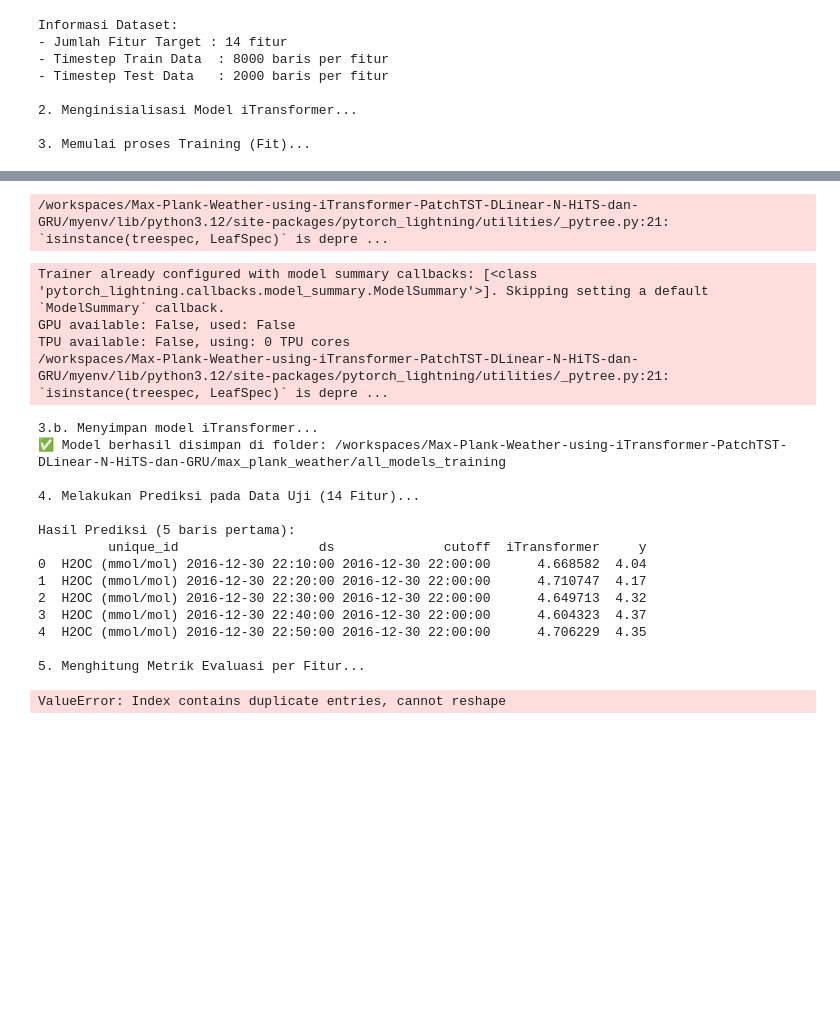
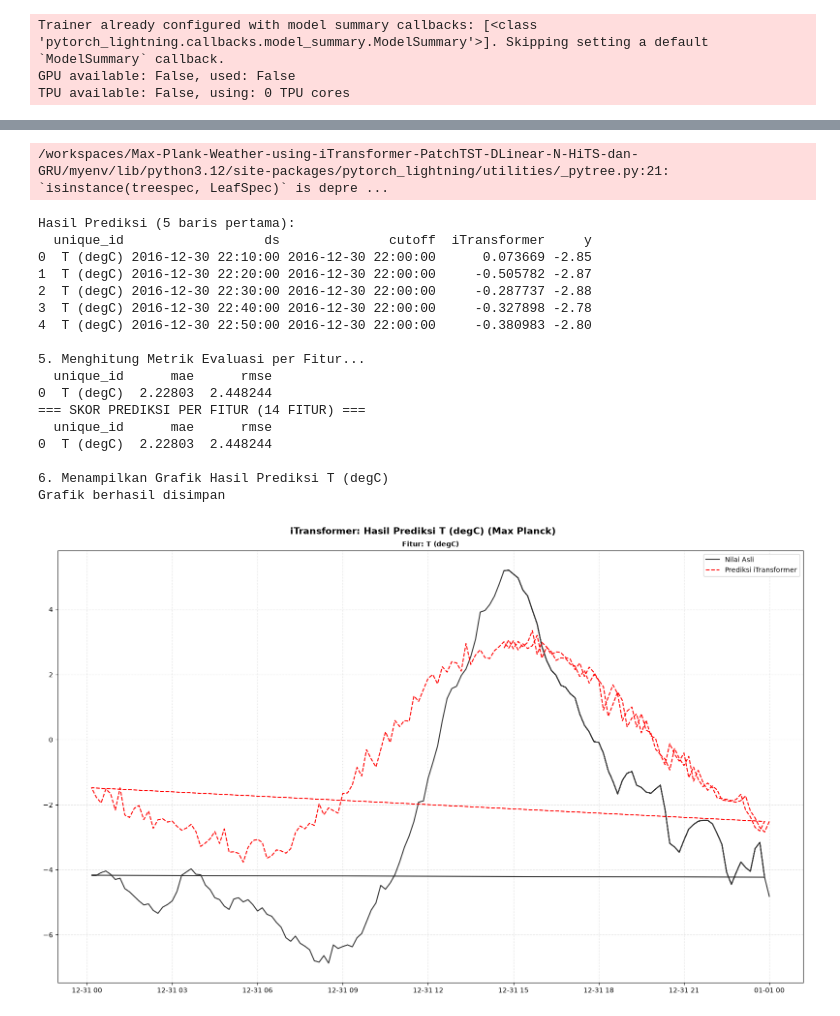
Before and after one commit to zeerei97/Max-Plank-Weather-using-iTransformer-PatchTST-DLinear-N-HiTS-dan-GRU, a Jupyter notebook: max_plank_weather/main.ipynb, the cells around one changed output, grey strips where cells are left out. Cells and saved outputs as stored; diff of their text form; code cells hidden in the pictures; blank space fills up the shorter version.

Commit message:
1 target only

```diff
--- a/max_plank_weather/main.ipynb
+++ b/max_plank_weather/main.ipynb
@@ -1,16 +21,10 @@
 # %%
-from source_code.itransformer_dataset import load_and_preprocess_data
-
-import pandas as pd
 import matplotlib.pyplot as plt
 import numpy as np
 from neuralforecast import NeuralForecast
 from neuralforecast.models import iTransformer
 from utilsforecast.evaluation import evaluate
 from utilsforecast.losses import mae, rmse
-
-# --- Step A: Load Data ---
-df_long, hist_exog_cols, TARGETS = load_and_preprocess_data("/workspaces/Max-Plank-Weather-using-iTransformer-PatchTST-DLinear-N-HiTS-dan-GRU/max_planck_weather_ts.csv")
 
 # --- Step B: Train-Test Split (Long Format) ---
 HORIZON = 144  # Prediksi 24 timestep ke depan (4 jam)
@@ -45,7 +59,7 @@ models = [
         h=HORIZON,
         input_size=INPUT_SIZE,
         n_series=NUM_TARGETS,
-        max_steps=1000,  # Ubah ke 1000+ jika ingin hasil optimal
+        max_steps=1500,  # Ubah ke 1000+ jika ingin hasil optimal
         batch_size=32,
         learning_rate=0.001,
         # -----------------------------------------------------------------
@@ -104,12 +118,15 @@ evaluation_results = evaluate(
 )
 
 # 2. Pivot agar 1 fitur = 1 baris, dengan kolom MAE dan RMSE di sampingnya
-feature_scores = evaluation_results.pivot(
-    index='unique_id', columns='metric', values='iTransformer'
-).reset_index()
+feature_scores = (
+    evaluation_results.groupby(['unique_id', 'metric'])['iTransformer']
+    .mean()
+    .unstack('metric')
+    .reset_index()
+)
 
-# Rapikan nama indeks kolom
 feature_scores.columns.name = None
+print(feature_scores)
 
 print('=== SKOR PREDIKSI PER FITUR (14 FITUR) ===')
 # Urutkan dari fitur yang MAE-nya paling tinggi (paling sulit diprediksi)
@@ -119,17 +136,16 @@ feature_scores_sorted = feature_scores.sort_values(
 print(feature_scores_sorted)
 
 # --- Step G: Visualisasi Hasil Prediksi (Grid 7x2) ---
-print('\n6. Menampilkan Grafik Hasil Prediksi 14 Fitur...')
+print('\n6. Menampilkan Grafik Hasil Prediksi T (degC)')
 
 # Ambil 200 titik waktu terakhir per fitur untuk visualisasi
 plot_df = cv_df.groupby('unique_id').tail(200)
 
-fig, axes = plt.subplots(7, 2, figsize=(16, 22), sharex=True)
-axes = axes.flatten()
+fig, axes = plt.subplots(figsize=(16, 10))
 
 for idx, target_name in enumerate(TARGETS):
   sub_df = plot_df[plot_df['unique_id'] == target_name]
-  ax = axes[idx]
+  ax = axes
 
   ax.plot(
       sub_df['ds'], sub_df['y'], label='Nilai Asli', color='black', alpha=0.8
@@ -148,14 +164,14 @@ for idx, target_name in enumerate(TARGETS):
     ax.legend()
 
 plt.suptitle(
-    'iTransformer: Hasil Prediksi 14 Fitur Cuaca (Max Planck)',
+    'iTransformer: Hasil Prediksi T (degC) (Max Planck)',
     fontsize=14,
     fontweight='bold',
 )
 plt.tight_layout()
-plt.savefig('hasil_prediksi_14_fitur_itransformer.png')
+plt.savefig('prediksi_1_fitur_itransformer.png')
 print(
-    'Grafik berhasil disimpan sebagai "hasil_prediksi_14_fitur_itransformer.png"'
+    'Grafik berhasil disimpan'
 )
 plt.show()
 # %% [output]
@@ -166,8 +204,3 @@ Seed set to 1
-Informasi Dataset:
-- Jumlah Fitur Target : 14 fitur
-- Timestep Train Data  : 8000 baris per fitur
-- Timestep Test Data   : 2000 baris per fitur
-
-2. Menginisialisasi Model iTransformer...
-
-3. Memulai proses Training (Fit)...
+Trainer already configured with model summary callbacks: [<class 'pytorch_lightning.callbacks.model_summary.ModelSummary'>]. Skipping setting a default `ModelSummary` callback.
+GPU available: False, used: False
+TPU available: False, using: 0 TPU cores
@@ -191,20 +211,19 @@ TPU available: False, using: 0 TPU cores
 /workspaces/Max-Plank-Weather-using-iTransformer-PatchTST-DLinear-N-HiTS-dan-GRU/myenv/lib/python3.12/site-packages/pytorch_lightning/utilities/_pytree.py:21: `isinstance(treespec, LeafSpec)` is depre ...
-Trainer already configured with model summary callbacks: [<class 'pytorch_lightning.callbacks.model_summary.ModelSummary'>]. Skipping setting a default `ModelSummary` callback.
-GPU available: False, used: False
-TPU available: False, using: 0 TPU cores
-/workspaces/Max-Plank-Weather-using-iTransformer-PatchTST-DLinear-N-HiTS-dan-GRU/myenv/lib/python3.12/site-packages/pytorch_lightning/utilities/_pytree.py:21: `isinstance(treespec, LeafSpec)` is depre ...
+Hasil Prediksi (5 baris pertama):
+  unique_id                  ds              cutoff  iTransformer     y
+0  T (degC) 2016-12-30 22:10:00 2016-12-30 22:00:00      0.073669 -2.85
+1  T (degC) 2016-12-30 22:20:00 2016-12-30 22:00:00     -0.505782 -2.87
+2  T (degC) 2016-12-30 22:30:00 2016-12-30 22:00:00     -0.287737 -2.88
+3  T (degC) 2016-12-30 22:40:00 2016-12-30 22:00:00     -0.327898 -2.78
+4  T (degC) 2016-12-30 22:50:00 2016-12-30 22:00:00     -0.380983 -2.80
+
+5. Menghitung Metrik Evaluasi per Fitur...
+  unique_id      mae      rmse
+0  T (degC)  2.22803  2.448244
+=== SKOR PREDIKSI PER FITUR (14 FITUR) ===
+  unique_id      mae      rmse
+0  T (degC)  2.22803  2.448244
+
+6. Menampilkan Grafik Hasil Prediksi T (degC)
+Grafik berhasil disimpan
-3.b. Menyimpan model iTransformer...
-✅ Model berhasil disimpan di folder: /workspaces/Max-Plank-Weather-using-iTransformer-PatchTST-DLinear-N-HiTS-dan-GRU/max_plank_weather/all_models_training
-
-4. Melakukan Prediksi pada Data Uji (14 Fitur)...
-
-Hasil Prediksi (5 baris pertama):
-         unique_id                  ds              cutoff  iTransformer     y
-0  H2OC (mmol/mol) 2016-12-30 22:10:00 2016-12-30 22:00:00      4.668582  4.04
-1  H2OC (mmol/mol) 2016-12-30 22:20:00 2016-12-30 22:00:00      4.710747  4.17
-2  H2OC (mmol/mol) 2016-12-30 22:30:00 2016-12-30 22:00:00      4.649713  4.32
-3  H2OC (mmol/mol) 2016-12-30 22:40:00 2016-12-30 22:00:00      4.604323  4.37
-4  H2OC (mmol/mol) 2016-12-30 22:50:00 2016-12-30 22:00:00      4.706229  4.35
-
-5. Menghitung Metrik Evaluasi per Fitur...
-ValueError: Index contains duplicate entries, cannot reshape
+[figure, added]
```
Also changed, not shown: parts of 6 cells of this notebook, 27 other files.
